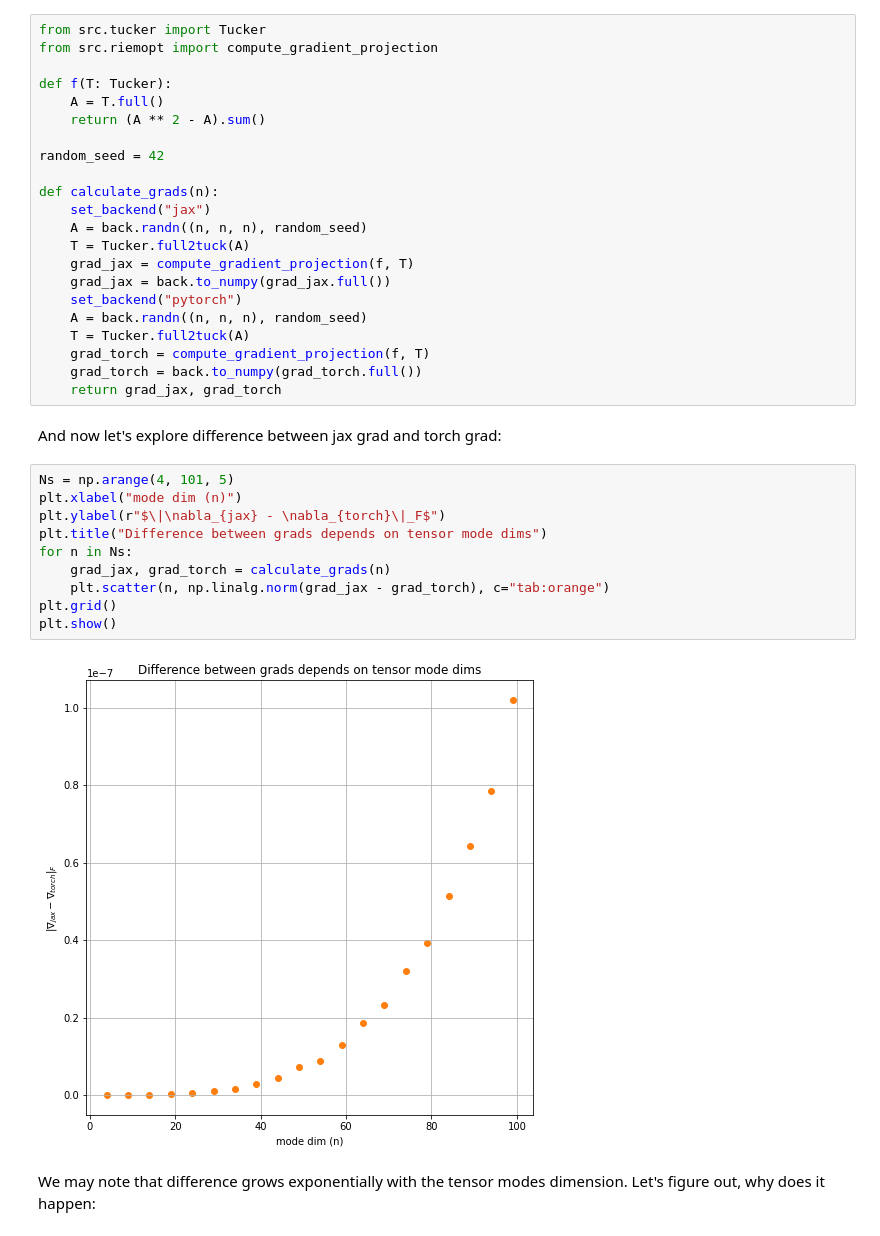
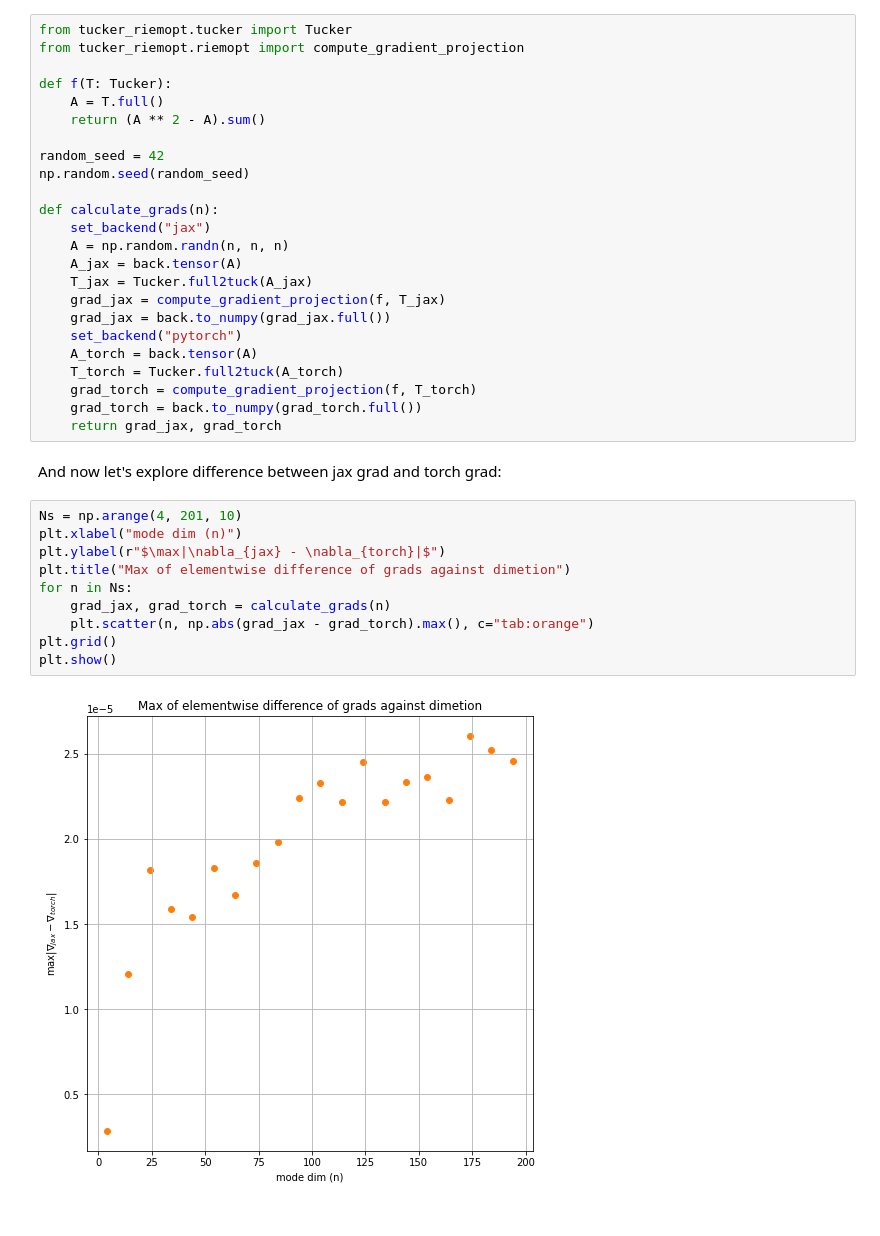
Before and after one commit to johanDDC/tucker_riemopt, a Jupyter notebook: examples/backend.ipynb, the cells around one changed output. Saved outputs shown, nothing was run; the diff lists cells and outputs as text.

```diff
--- a/examples/backend.ipynb
+++ b/examples/backend.ipynb
@@ -48,41 +49,40 @@ True
 Now we are calculating Riemann gradient using JAX and PyTorch backends.
 Let us prepare some code for demostration.
 # %%
-from src.tucker import Tucker
-from src.riemopt import compute_gradient_projection
+from tucker_riemopt.tucker import Tucker
+from tucker_riemopt.riemopt import compute_gradient_projection
 
 def f(T: Tucker):
     A = T.full()
     return (A ** 2 - A).sum()
 
 random_seed = 42
+np.random.seed(random_seed)
 
 def calculate_grads(n):
     set_backend("jax")
-    A = back.randn((n, n, n), random_seed)
-    T = Tucker.full2tuck(A)
-    grad_jax = compute_gradient_projection(f, T)
+    A = np.random.randn(n, n, n)
+    A_jax = back.tensor(A)
+    T_jax = Tucker.full2tuck(A_jax)
+    grad_jax = compute_gradient_projection(f, T_jax)
     grad_jax = back.to_numpy(grad_jax.full())
     set_backend("pytorch")
-    A = back.randn((n, n, n), random_seed)
-    T = Tucker.full2tuck(A)
-    grad_torch = compute_gradient_projection(f, T)
+    A_torch = back.tensor(A)
+    T_torch = Tucker.full2tuck(A_torch)
+    grad_torch = compute_gradient_projection(f, T_torch)
     grad_torch = back.to_numpy(grad_torch.full())
     return grad_jax, grad_torch
 # %% [markdown]
 And now let's explore difference between jax grad and torch grad:
 # %%
-Ns = np.arange(4, 101, 5)
+Ns = np.arange(4, 201, 10)
 plt.xlabel("mode dim (n)")
-plt.ylabel(r"$\|\nabla_{jax} - \nabla_{torch}\|_F$")
-plt.title("Difference between grads depends on tensor mode dims")
+plt.ylabel(r"$\max|\nabla_{jax} - \nabla_{torch}|$")
+plt.title("Max of elementwise difference of grads against dimetion")
 for n in Ns:
     grad_jax, grad_torch = calculate_grads(n)
-    plt.scatter(n, np.linalg.norm(grad_jax - grad_torch), c="tab:orange")
+    plt.scatter(n, np.abs(grad_jax - grad_torch).max(), c="tab:orange")
 plt.grid()
 plt.show()
 # %% [output]
-[figure, old version]
+[figure, new version]
-# %% [markdown]
-We may note that difference grows exponentially with the tensor modes dimension.
-Let's figure out, why does it happen:
```
Also changed, not shown: parts of 5 cells of this notebook, 5 other files.
